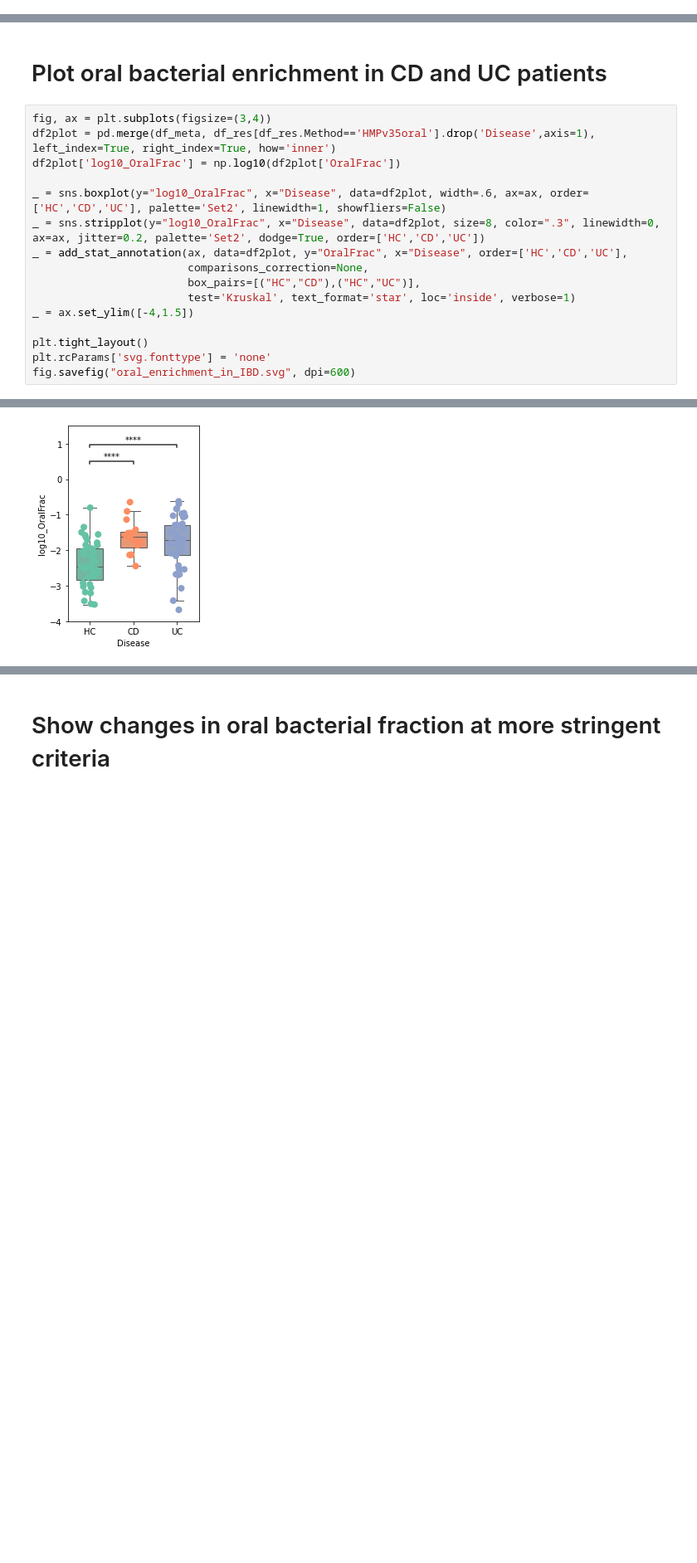
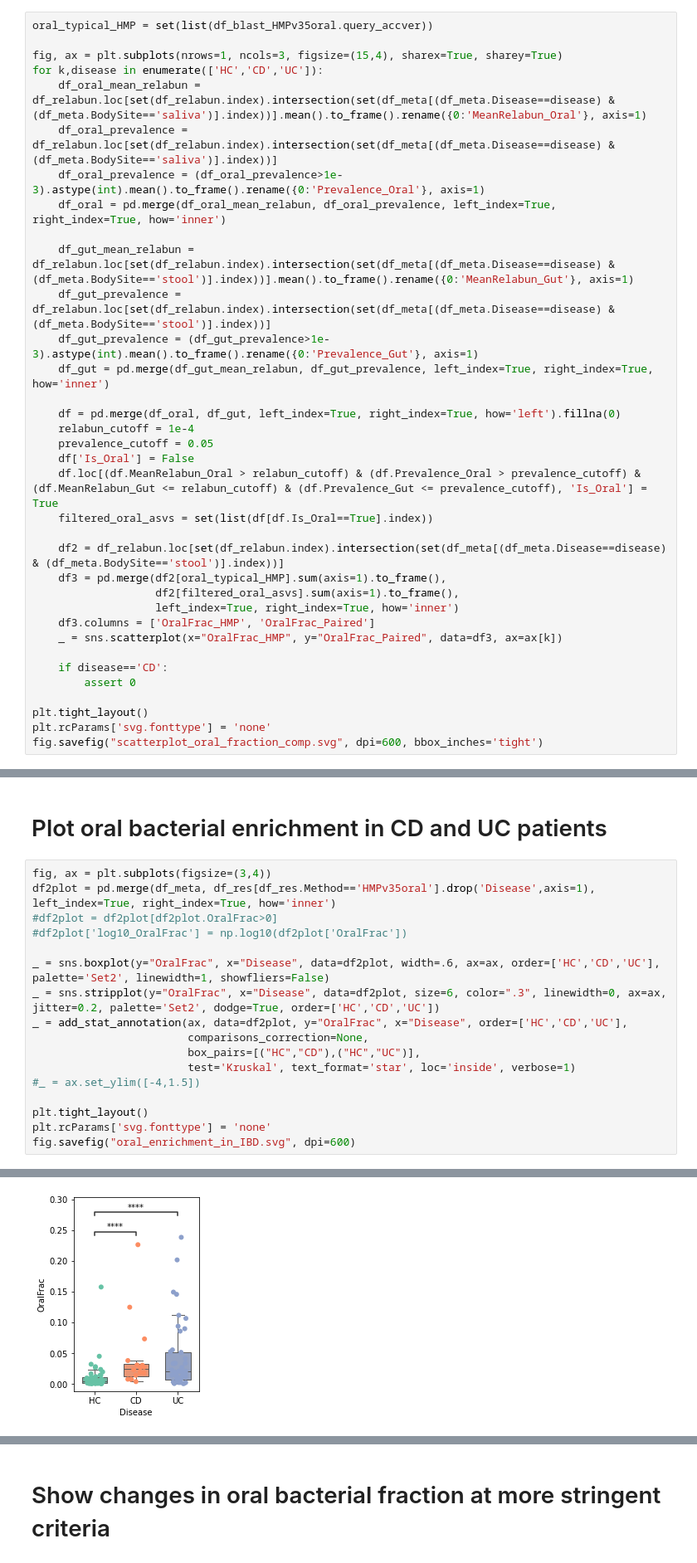
Before and after one commit to liaochen1988/Manuscript_oral_bacteria_in_feces, a Jupyter notebook: codes/validation_human_experiments/Imai_2021JCI/main_analysis.ipynb, the cells around one changed output, grey strips where cells are left out. Shown: that part at 83% size. Saved outputs shown, nothing was run; the diff lists cells and outputs as text; blank space fills up the shorter version.

```diff
--- a/codes/validation_human_experiments/Imai_2021JCI/main_analysis.ipynb
+++ b/codes/validation_human_experiments/Imai_2021JCI/main_analysis.ipynb
@@ -247,0 +365,35 @@ df_res[df_res.Method=='HMPv35oral'][df_res[df_res.Method=='HMPv35oral'].FracInOr
+# %%
+oral_typical_HMP = set(list(df_blast_HMPv35oral.query_accver))
+
+fig, ax = plt.subplots(nrows=1, ncols=3, figsize=(15,4), sharex=True, sharey=True)
+for k,disease in enumerate(['HC','CD','UC']):
+    df_oral_mean_relabun = df_relabun.loc[set(df_relabun.index).intersection(set(df_meta[(df_meta.Disease==disease) & (df_meta.BodySite=='saliva')].index))].mean().to_frame().rename({0:'MeanRelabun_Oral'}, axis=1)
+    df_oral_prevalence = df_relabun.loc[set(df_relabun.index).intersection(set(df_meta[(df_meta.Disease==disease) & (df_meta.BodySite=='saliva')].index))]
+    df_oral_prevalence = (df_oral_prevalence>1e-3).astype(int).mean().to_frame().rename({0:'Prevalence_Oral'}, axis=1)
+    df_oral = pd.merge(df_oral_mean_relabun, df_oral_prevalence, left_index=True, right_index=True, how='inner')
+
+    df_gut_mean_relabun = df_relabun.loc[set(df_relabun.index).intersection(set(df_meta[(df_meta.Disease==disease) & (df_meta.BodySite=='stool')].index))].mean().to_frame().rename({0:'MeanRelabun_Gut'}, axis=1)
+    df_gut_prevalence = df_relabun.loc[set(df_relabun.index).intersection(set(df_meta[(df_meta.Disease==disease) & (df_meta.BodySite=='stool')].index))]
+    df_gut_prevalence = (df_gut_prevalence>1e-3).astype(int).mean().to_frame().rename({0:'Prevalence_Gut'}, axis=1)
+    df_gut = pd.merge(df_gut_mean_relabun, df_gut_prevalence, left_index=True, right_index=True, how='inner')
+
+    df = pd.merge(df_oral, df_gut, left_index=True, right_index=True, how='left').fillna(0)
+    relabun_cutoff = 1e-4
+    prevalence_cutoff = 0.05
+    df['Is_Oral'] = False
+    df.loc[(df.MeanRelabun_Oral > relabun_cutoff) & (df.Prevalence_Oral > prevalence_cutoff) & (df.MeanRelabun_Gut <= relabun_cutoff) & (df.Prevalence_Gut <= prevalence_cutoff), 'Is_Oral'] = True
+    filtered_oral_asvs = set(list(df[df.Is_Oral==True].index))
+
+    df2 = df_relabun.loc[set(df_relabun.index).intersection(set(df_meta[(df_meta.Disease==disease) & (df_meta.BodySite=='stool')].index))]
+    df3 = pd.merge(df2[oral_typical_HMP].sum(axis=1).to_frame(),
+                   df2[filtered_oral_asvs].sum(axis=1).to_frame(),
+                   left_index=True, right_index=True, how='inner')
+    df3.columns = ['OralFrac_HMP', 'OralFrac_Paired']
+    _ = sns.scatterplot(x="OralFrac_HMP", y="OralFrac_Paired", data=df3, ax=ax[k])
+
+    if disease=='CD':
+        assert 0
+
+plt.tight_layout()
+plt.rcParams['svg.fonttype'] = 'none'
+fig.savefig("scatterplot_oral_fraction_comp.svg", dpi=600, bbox_inches='tight')
@@ -275,27 +449,28 @@ SpearmanrResult(correlation=0.3956330682400824, pvalue=4.222522209762245e-05)
 # %%
 fig, ax = plt.subplots(figsize=(3,4))
 df2plot = pd.merge(df_meta, df_res[df_res.Method=='HMPv35oral'].drop('Disease',axis=1), left_index=True, right_index=True, how='inner')
-df2plot['log10_OralFrac'] = np.log10(df2plot['OralFrac'])
+#df2plot = df2plot[df2plot.OralFrac>0]
+#df2plot['log10_OralFrac'] = np.log10(df2plot['OralFrac'])
 
-_ = sns.boxplot(y="log10_OralFrac", x="Disease", data=df2plot, width=.6, ax=ax, order=['HC','CD','UC'], palette='Set2', linewidth=1, showfliers=False)
-_ = sns.stripplot(y="log10_OralFrac", x="Disease", data=df2plot, size=8, color=".3", linewidth=0, ax=ax, jitter=0.2, palette='Set2', dodge=True, order=['HC','CD','UC'])
+_ = sns.boxplot(y="OralFrac", x="Disease", data=df2plot, width=.6, ax=ax, order=['HC','CD','UC'], palette='Set2', linewidth=1, showfliers=False)
+_ = sns.stripplot(y="OralFrac", x="Disease", data=df2plot, size=6, color=".3", linewidth=0, ax=ax, jitter=0.2, palette='Set2', dodge=True, order=['HC','CD','UC'])
 _ = add_stat_annotation(ax, data=df2plot, y="OralFrac", x="Disease", order=['HC','CD','UC'],
                         comparisons_correction=None,
                         box_pairs=[("HC","CD"),("HC","UC")],
                         test='Kruskal', text_format='star', loc='inside', verbose=1)
-_ = ax.set_ylim([-4,1.5])
+#_ = ax.set_ylim([-4,1.5])
 
 plt.tight_layout()
 plt.rcParams['svg.fonttype'] = 'none'
 fig.savefig("oral_enrichment_in_IBD.svg", dpi=600)
 # %% [output]
 p-value annotation legend:
 ns: 5.00e-02 < p <= 1.00e+00
 *: 1.00e-02 < p <= 5.00e-02
 **: 1.00e-03 < p <= 1.00e-02
 ***: 1.00e-04 < p <= 1.00e-03
 ****: p <= 1.00e-04
 
 HC v.s. CD: Kruskal-Wallis paired samples, P_val=8.197e-05 stat=1.551e+01
 HC v.s. UC: Kruskal-Wallis paired samples, P_val=9.512e-05 stat=1.523e+01
-[figure, old version]
+[figure, new version]
```
Also changed, not shown: parts of 23 cells of this notebook, 42 other files.
